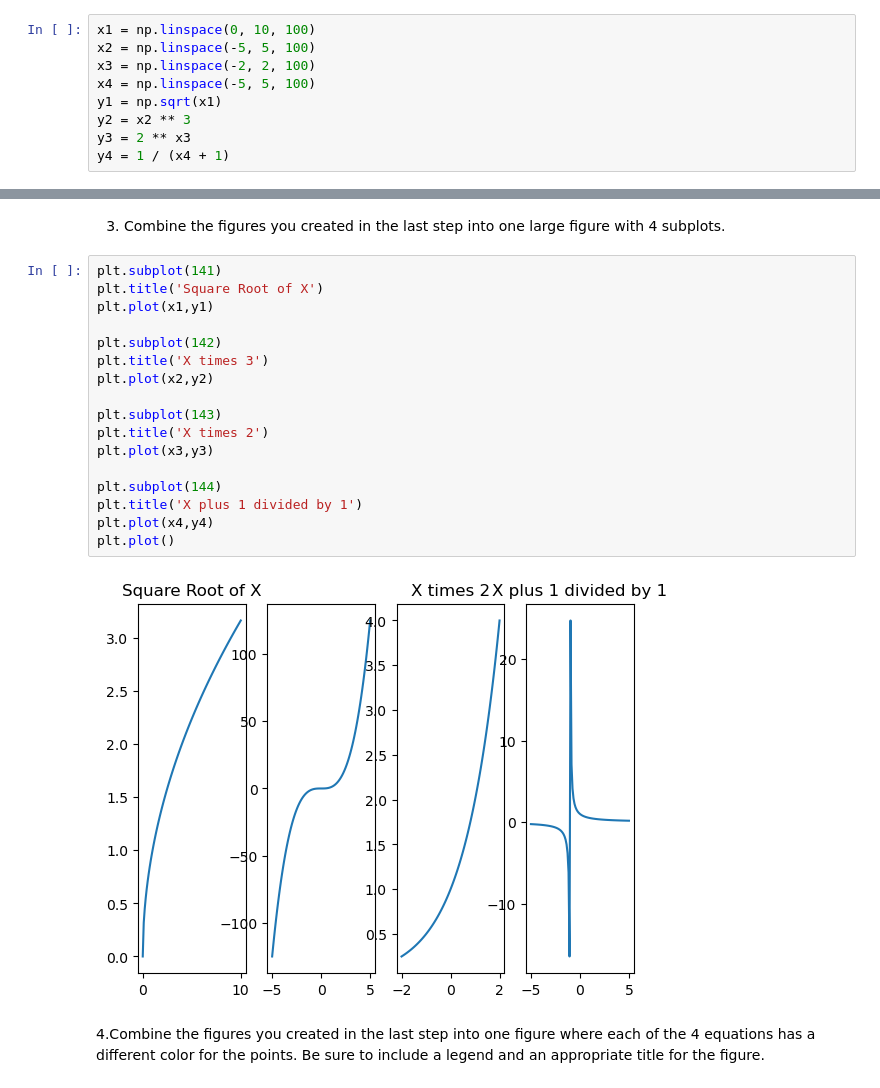
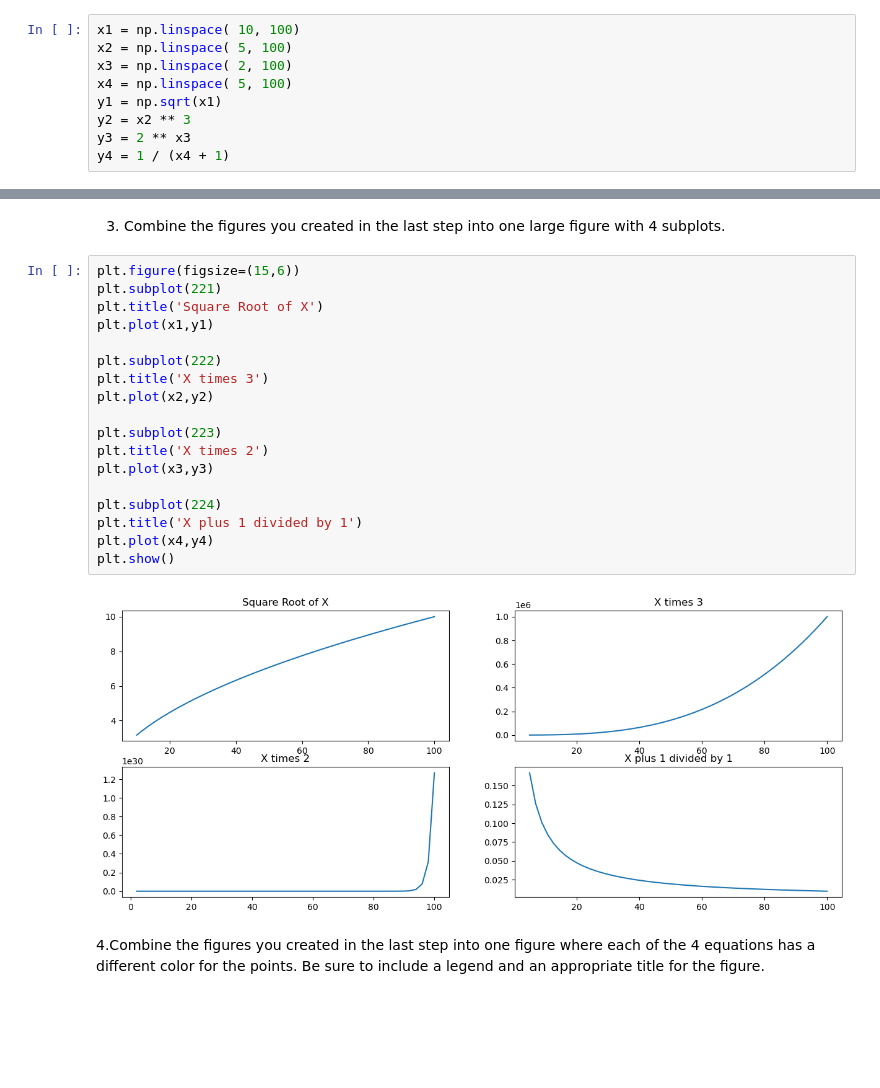
Before and after one commit to Chellyann-moreno/numpy-pandas-visualization-exercises, a Jupyter notebook: matlplotlib_exercises.ipynb, the cells around one changed output, grey strips where cells are left out. Cells and saved outputs as stored; diff of their text form; blank space fills up the shorter version.

```diff
--- a/matlplotlib_exercises.ipynb
+++ b/matlplotlib_exercises.ipynb
@@ -31,10 +31,10 @@ y=2x
 
 y=1/(x+1)
 # %%
-x1 = np.linspace(0, 10, 100)
-x2 = np.linspace(-5, 5, 100)
-x3 = np.linspace(-2, 2, 100)
-x4 = np.linspace(-5, 5, 100)
+x1 = np.linspace( 10, 100)
+x2 = np.linspace( 5, 100)
+x3 = np.linspace( 2, 100)
+x4 = np.linspace( 5, 100)
 y1 = np.sqrt(x1)
 y2 = x2 ** 3
 y3 = 2 ** x3
@@ -64,24 +68,25 @@ plt.plot()
 # %% [markdown]
 3. Combine the figures you created in the last step into one large figure with 4 subplots.
 # %%
-plt.subplot(141)
+plt.figure(figsize=(15,6))
+plt.subplot(221)
 plt.title('Square Root of X')
 plt.plot(x1,y1)
 
-plt.subplot(142)
+plt.subplot(222)
 plt.title('X times 3')
 plt.plot(x2,y2)
 
-plt.subplot(143)
+plt.subplot(223)
 plt.title('X times 2')
 plt.plot(x3,y3)
 
-plt.subplot(144)
+plt.subplot(224)
 plt.title('X plus 1 divided by 1')
 plt.plot(x4,y4)
-plt.plot()
+plt.show()
 # %% [output]
-[figure, old version]
+[figure, new version]
 # %% [markdown]
 4.Combine the figures you created in the last step into one figure where each of the 4 equations has a different color for the points. Be sure to include a legend and an appropriate title for the figure.
 # %%
```
Also changed, not shown: parts of 5 cells of this notebook.
